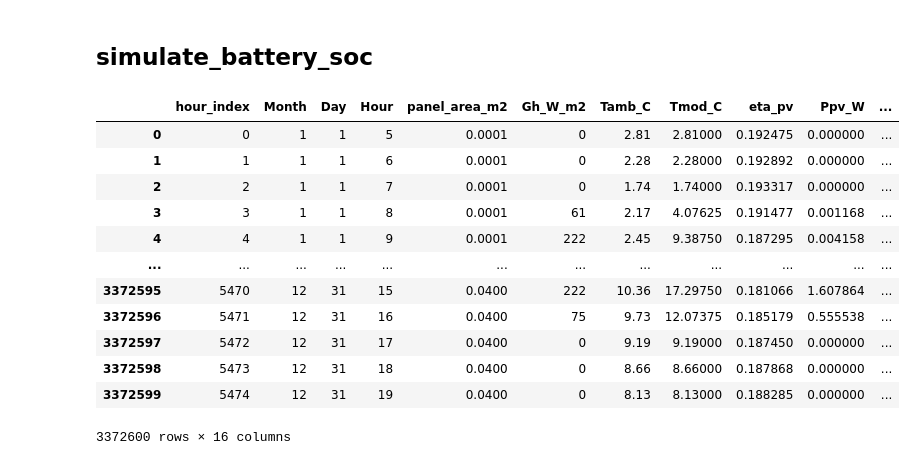
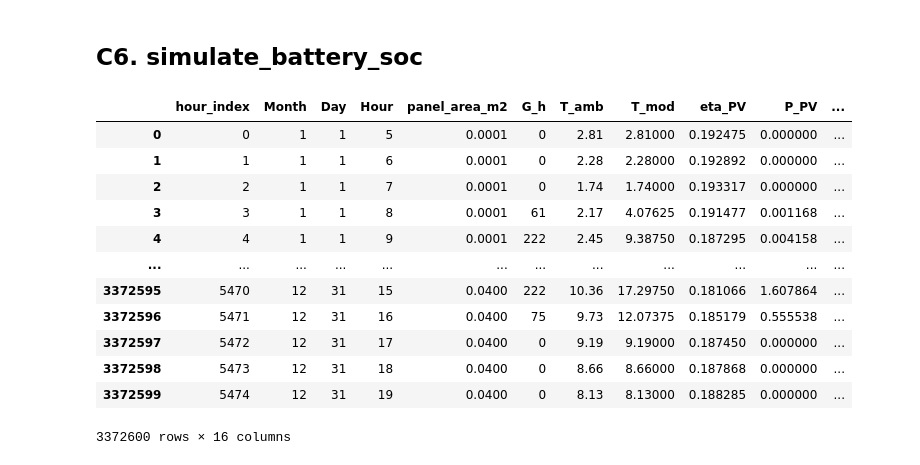
Before and after one commit to UCLM-ARCO/oasis-ehs, a Jupyter notebook: gen-dataset.ipynb, the cells around one changed output. Saved outputs shown, nothing was run; the diff lists cells and outputs as text; code cells hidden in the pictures.

```diff
--- a/gen-dataset.ipynb
+++ b/gen-dataset.ipynb
@@ -272,12 +266,12 @@ if missing_cols:
 # --- Rename columns for internal consistency ---
 irr_data = irr_data.rename(columns={
     "Date-hour": "datetime_str",
-    "G(h)": "Gh_W_m2",
-    "Temperature": "Tamb_C"
+    "G(h)": "G_h",
+    "Temperature": "T_amb"
 })
 
 # --- Keep only relevant numeric columns ---
-irr_data = irr_data[["Month", "Day", "Hour", "Gh_W_m2", "Tamb_C"]].reset_index(drop=True)
+irr_data = irr_data[["Month", "Day", "Hour", "G_h", "T_amb"]].reset_index(drop=True)
 
 
 irr_data
@@ -352,18 +346,18 @@ df_pv
 # %%
 # Expand df_pv for all PMU efficiencies
 df_pv_pmu = pd.concat(
-    [df_pv.assign(pmu_eta=eta) for eta in pmu_eta_values],
+    [df_pv.assign(eta_PMU=eta) for eta in pmu_eta_values],
     ignore_index=True
 )
 
 # Compute PMU-adjusted power
-df_pv_pmu["Ppmu_W"] = df_pv_pmu["Ppv_W"] * df_pv_pmu["pmu_eta"]
+df_pv_pmu["P_PMU"] = df_pv_pmu["P_PV"] * df_pv_pmu["eta_PMU"]
 
 # Net power (W)
-df_pv_pmu["P_net_W"] = df_pv_pmu["Ppmu_W"] - NODE_POWER_W
+df_pv_pmu["P_BAT"] = df_pv_pmu["P_PMU"] - NODE_POWER_W
 
 # Convert net power to net current (mA)
-df_pv_pmu["I_net_mA"] = (df_pv_pmu["P_net_W"] / BATTERY_VOLTAGE) * 1000
+df_pv_pmu["I_BAT_mA"] = (df_pv_pmu["P_BAT"] / BATTERY_VOLTAGE) * 1000
 
 df_pv_pmu
 # %% [output]
@@ -381,43 +375,46 @@ df_pv_pmu
 | 306599 | 5474 | 12 | 31 | 19 | 0.0400 | 0 | 8.13 | 8.13000 | 0.188285 | 0.000000 | ... |
 306600 rows × 14 columns
 # %% [markdown]
-## simulate_battery_soc
+## C6. simulate_battery_soc
 # %%
-# --- Build battery simulation dataset (one row per hour, panel, and battery) ---
-
-# Expand over battery capacities as well
+# --- Expand df_pv_pmu for all battery capacities ---
 df_soc = pd.concat(
-    [df_pv_pmu.assign(battery_capacity_mAh=Cbat) for Cbat in battery_capacities_mAh],
+    [df_pv_pmu.assign(C_batt_mAh=Cbat) for Cbat in battery_capacities_mAh],
     ignore_index=True
 )
 
 df_soc["SoC"] = np.nan
 
-# Simulation per (panel_area, battery_capacity, pmu_eta)
+# --- Simulate SoC for each configuration ---
+# One configuration = (panel_area_m2, C_batt_mAh, eta_PMU)
 for (A, Cbat, eta), group_idx in df_soc.groupby(
-    ["panel_area_m2", "battery_capacity_mAh", "pmu_eta"]
+    ["panel_area_m2", "C_batt_mAh", "eta_PMU"]
 ).groups.items():
 
     idx = list(group_idx)
-    i_net = df_soc.loc[idx, "I_net_mA"].to_numpy()
+    i_bat = df_soc.loc[idx, "I_BAT_mA"].to_numpy()
 
-    soc = np.empty_like(i_net)
-    soc[0] = 1.0
+    soc = np.empty_like(i_bat)
+    soc[0] = 1.0  # start fully charged
 
-    for i in range(1, len(i_net)):
-        delta = i_net[i]
+    for i in range(1, len(i_bat)):
+        delta = i_bat[i]
+
         if delta >= 0:
+            # Charging: apply charge efficiency
             soc[i] = soc[i-1] + (delta / Cbat) * BATTERY_ETA_C
         else:
+            # Discharging: apply discharge efficiency
             soc[i] = soc[i-1] + (delta / Cbat) / BATTERY_ETA_C
 
+        # Clamp SoC to allowed range
         soc[i] = min(1.0, max(SOC_MIN, soc[i]))
 
     df_soc.loc[idx, "SoC"] = soc
 
 df_soc
 # %% [output]
-|  | hour_index | Month | Day | Hour | panel_area_m2 | Gh_W_m2 | Tamb_C | Tmod_C | eta_pv | Ppv_W | ... |
+|  | hour_index | Month | Day | Hour | panel_area_m2 | G_h | T_amb | T_mod | eta_PV | P_PV | ... |
 | 0 | 0 | 1 | 1 | 5 | 0.0001 | 0 | 2.81 | 2.81000 | 0.192475 | 0.000000 | ... |
 | 1 | 1 | 1 | 1 | 6 | 0.0001 | 0 | 2.28 | 2.28000 | 0.192892 | 0.000000 | ... |
 | 2 | 2 | 1 | 1 | 7 | 0.0001 | 0 | 1.74 | 1.74000 | 0.193317 | 0.000000 | ... |
```
Also changed, not shown: parts of 22 cells of this notebook, 2 other files.
